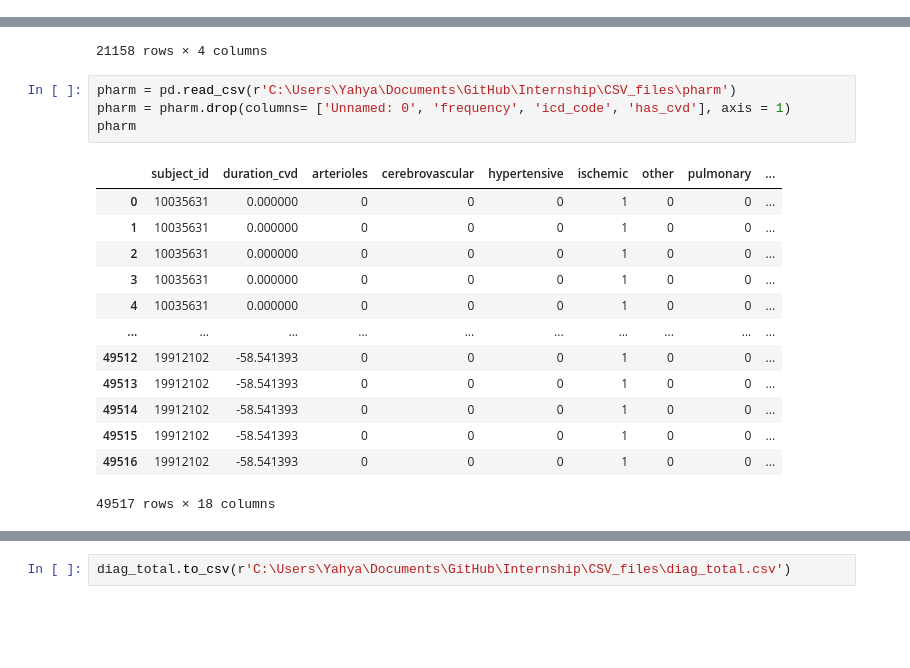
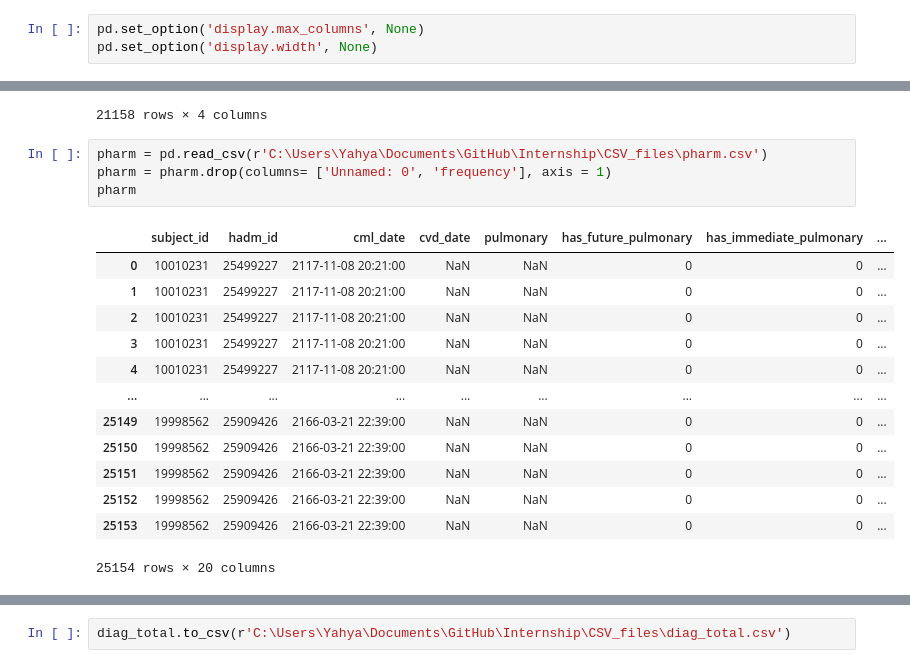
Before and after one commit to yloughribi/Internship, a Jupyter notebook: Combine_all_tables.ipynb, the cells around one changed output, grey strips where cells are left out. Cells and saved outputs as stored; diff of their text form; blank space fills up the shorter version.

```diff
--- a/Combine_all_tables.ipynb
+++ b/Combine_all_tables.ipynb
@@ -5,4 +5,7 @@ import seaborn as sb
 import dask.dataframe as dd
 import streamlit as st
 import numpy as np
+# %%
+pd.set_option('display.max_columns', None)
+pd.set_option('display.width', None)
 # %%
@@ -159,20 +147,20 @@ doses
 | 21157 | 19940147 | nilotinib | 150.0 | mg |
 21158 rows × 4 columns
 # %%
-pharm = pd.read_csv(r'C:\Users\Yahya\Documents\GitHub\Internship\CSV_files\pharm')
-pharm = pharm.drop(columns= ['Unnamed: 0', 'frequency', 'icd_code', 'has_cvd'], axis = 1)
+pharm = pd.read_csv(r'C:\Users\Yahya\Documents\GitHub\Internship\CSV_files\pharm.csv')
+pharm = pharm.drop(columns= ['Unnamed: 0', 'frequency'], axis = 1)
 pharm
 # %% [output]
-|  | subject_id | duration_cvd | arterioles | cerebrovascular | hypertensive | ischemic | other | pulmonary | ... |
-| 0 | 10035631 | 0.000000 | 0 | 0 | 0 | 1 | 0 | 0 | ... |
-| 1 | 10035631 | 0.000000 | 0 | 0 | 0 | 1 | 0 | 0 | ... |
-| 2 | 10035631 | 0.000000 | 0 | 0 | 0 | 1 | 0 | 0 | ... |
-| 3 | 10035631 | 0.000000 | 0 | 0 | 0 | 1 | 0 | 0 | ... |
-| 4 | 10035631 | 0.000000 | 0 | 0 | 0 | 1 | 0 | 0 | ... |
-| ... | ... | ... | ... | ... | ... | ... | ... | ... | ... |
-| 49512 | 19912102 | -58.541393 | 0 | 0 | 0 | 1 | 0 | 0 | ... |
-| 49513 | 19912102 | -58.541393 | 0 | 0 | 0 | 1 | 0 | 0 | ... |
-| 49514 | 19912102 | -58.541393 | 0 | 0 | 0 | 1 | 0 | 0 | ... |
-| 49515 | 19912102 | -58.541393 | 0 | 0 | 0 | 1 | 0 | 0 | ... |
-| 49516 | 19912102 | -58.541393 | 0 | 0 | 0 | 1 | 0 | 0 | ... |
+|  | subject_id | hadm_id | cml_date | cvd_date | pulmonary | has_future_pulmonary | has_immediate_pulmonary | ... |
+| 0 | 10010231 | 25499227 | 2117-11-08 20:21:00 | NaN | NaN | 0 | 0 | ... |
+| 1 | 10010231 | 25499227 | 2117-11-08 20:21:00 | NaN | NaN | 0 | 0 | ... |
+| 2 | 10010231 | 25499227 | 2117-11-08 20:21:00 | NaN | NaN | 0 | 0 | ... |
+| 3 | 10010231 | 25499227 | 2117-11-08 20:21:00 | NaN | NaN | 0 | 0 | ... |
+| 4 | 10010231 | 25499227 | 2117-11-08 20:21:00 | NaN | NaN | 0 | 0 | ... |
+| ... | ... | ... | ... | ... | ... | ... | ... | ... |
+| 25149 | 19998562 | 25909426 | 2166-03-21 22:39:00 | NaN | NaN | 0 | 0 | ... |
+| 25150 | 19998562 | 25909426 | 2166-03-21 22:39:00 | NaN | NaN | 0 | 0 | ... |
+| 25151 | 19998562 | 25909426 | 2166-03-21 22:39:00 | NaN | NaN | 0 | 0 | ... |
+| 25152 | 19998562 | 25909426 | 2166-03-21 22:39:00 | NaN | NaN | 0 | 0 | ... |
+| 25153 | 19998562 | 25909426 | 2166-03-21 22:39:00 | NaN | NaN | 0 | 0 | ... |
-49517 rows × 18 columns
+25154 rows × 20 columns
```
Also changed, not shown: parts of 24 cells of this notebook, 1 other file.
